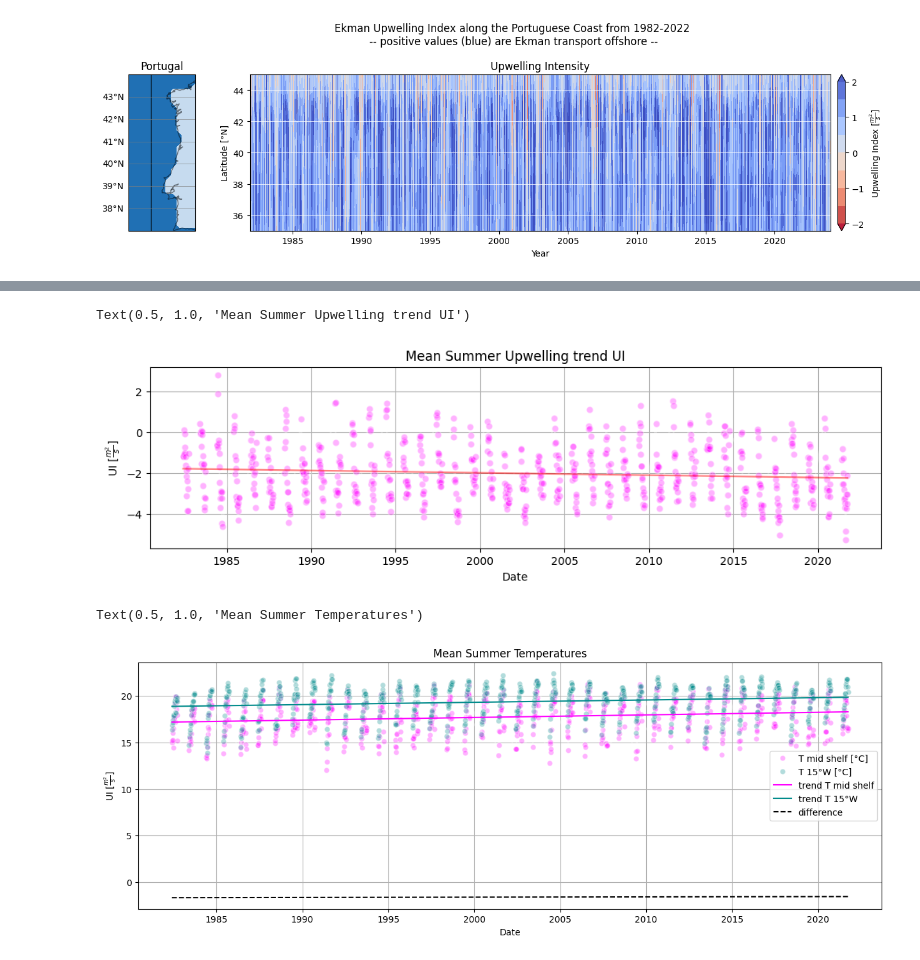
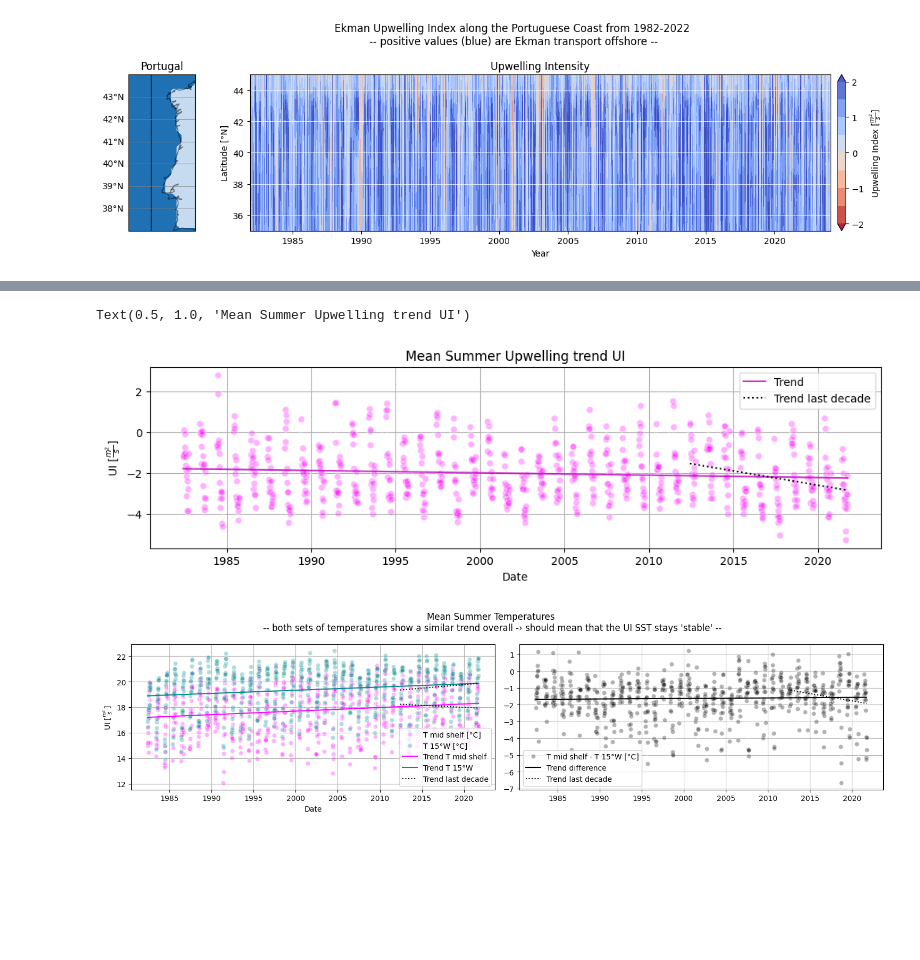
Before and after one commit to Marie-Louise-Korte/Iberian_Coast_Upwelling, a Jupyter notebook: 3_Compare_UIs.ipynb, the cells around one changed output, grey strips where cells are left out. Drawn from its saved outputs; the diff is of its cells as text; code cells hidden in the pictures; blank space fills up the shorter version.

Commit message:
more plots of trends, deleted some old code

```diff
--- a/3_Compare_UIs.ipynb
+++ b/3_Compare_UIs.ipynb
@@ -351,70 +310,96 @@ Text(0.5, 1.0, 'Mean Summer Upwelling trend')
 # %%
-# Get values for the trend line analysis
+# get values for the trend line analysis
 fig = plt.figure(figsize = (12, 3))
 
 x_dates = UI_SST_summer.time
 x_num = dates.date2num(x_dates)
+x_num_10 = x_num[-180:-1]
 
 y = UI_SST_summer.UI_mean
 
-# Calculate a fit line
+# calculate a fit line
 trend = np.polyfit(x_num, y, 1)
 fit = np.poly1d(trend)
 
-# General plot again
-#figure(figsize=(12, 8))
+# calculate fitline only for past decade
+trend_10 = np.polyfit(x_num_10, y[-180:-1], 1)
+fit_10 = np.poly1d(trend_10)
+
+# general plot
 plt.plot(x_dates, y, marker = 'o', markerfacecolor = 'magenta', alpha = 0.3, color = 'white')
 plt.xlabel('Date')
 plt.ylabel(r'UI [$\frac{m^2}{s}$]')
 
-# Not really necessary to convert the values back into dates
-#but added as a demonstration in case one wants to plot non-linear curves
+# get the input numbers for the fit line and convert the numbers back to dates
 x_fit = np.linspace(x_num.min(), x_num.max())
-plt.plot(dates.num2date(x_fit), fit(x_fit), "r-", alpha = 0.5)
+plt.plot(dates.num2date(x_fit), fit(x_fit), "m-", alpha = 0.8, label = 'Trend')
 
+# last 10 years
+x_fit_10 = np.linspace(x_num_10.min(), x_num_10.max())
+plt.plot(dates.num2date(x_fit_10), fit_10(x_fit_10), "k:", alpha = 1, label = 'Trend last decade')
+
+plt.legend()
 plt.grid()
 plt.title('Mean Summer Upwelling trend UI')
 # %% [output]
 Text(0.5, 1.0, 'Mean Summer Upwelling trend UI')
-[figure, old version]
+[figure, new version]
 # %%
-# Get values for the trend line analysis
-fig = plt.figure(figsize = (15, 5))
+# get values for the trend line analysis
+fig, (ax1, ax2) = plt.subplots(1,2, figsize = (15, 4))
 
 x_dates = UI_SST_summer.time
 x_num = dates.date2num(x_dates)
+x_num_10 = x_num[-180:-1]
+
 
 y1 = my_functions.calc_meridional_mean(UI_SST_summer, variable = 'Tmid', lon = -8)
 y1 = y1.Tmid_mean - 273.15
 y2 = my_functions.calc_meridional_mean(UI_SST_summer, variable = 'Toff15W', lon = -15)
 y2 = y2.Toff15W_mean - 273.15
 
-# Calculate a fit line
+# calculate a fit line
 trend1 = np.polyfit(x_num, y1, 1)
 fit1 = np.poly1d(trend1)
 
 trend2 = np.polyfit(x_num, y2, 1)
 fit2 = np.poly1d(trend2)
 
-# General plot again
-#figure(figsize=(12, 8))
-plt.plot(x_dates, y1, marker = 'o', markerfacecolor = 'magenta', alpha = 0.3, color = 'white' , label = 'T mid shelf [°C]')
-plt.plot(x_dates, y2, marker = 'o', markerfacecolor = 'darkcyan', alpha = 0.3, color = 'white', label = 'T 15°W [°C]')
-plt.xlabel('Date')
-plt.ylabel(r'UI [$\frac{m^2}{s}$]')
+# calculate fit for last decade
+trend1_10 = np.polyfit(x_num_10, y1[-180:-1], 1)
+fit1_10 = np.poly1d(trend1_10)
 
-# Not really necessary to convert the values back into dates
-#but added as a demonstration in case one wants to plot non-linear curves
+trend2_10 = np.polyfit(x_num_10, y2[-180:-1], 1)
+fit2_10 = np.poly1d(trend2_10)
+
+# general plot
+ax1.plot(x_dates, y1, marker = 'o', markerfacecolor = 'magenta', alpha = 0.3, color = 'white' , label = 'T mid shelf [°C]')
+ax1.plot(x_dates, y2, marker = 'o', markerfacecolor = 'darkcyan', alpha = 0.3, color = 'white', label = 'T 15°W [°C]')
+ax1.set_xlabel('Date')
+ax1.set_ylabel(r'UI [$\frac{m^2}{s}$]')
+
+# get the input numbers for the fit line and convert the numbers back to dates
 x_fit = np.linspace(x_num.min(), x_num.max())
-plt.plot(dates.num2date(x_fit), fit1(x_fit), "magenta", label = 'trend T mid shelf')
+ax1.plot(dates.num2date(x_fit), fit1(x_fit), "magenta", label = 'Trend T mid shelf')
+ax1.plot(dates.num2date(x_fit), fit2(x_fit), "darkcyan", label = 'Trend T 15°W')
 
-plt.plot(dates.num2date(x_fit), fit2(x_fit), "darkcyan", label = 'trend T 15°W')
+x_fit = np.linspace(x_num_10.min(), x_num_10.max())
+ax1.plot(dates.num2date(x_fit), fit1_10(x_fit), "k:", label = 'Trend last decade')
+ax1.plot(dates.num2date(x_fit), fit2_10(x_fit), "k:")
 
-plt.plot(dates.num2date(x_fit), fit1(x_fit) - fit2(x_fit), 'k--', label = 'difference')
+ax1.legend()
+ax1.grid()
 
-plt.grid()
-plt.legend()
-plt.title('Mean Summer Temperatures')
+x_fit = np.linspace(x_num.min(), x_num.max())
+ax2.plot(x_dates, y1-y2, marker = 'o', markerfacecolor = 'black', alpha = 0.3, color = 'white' , label = 'T mid shelf - T 15°W [°C]')
+ax2.plot(dates.num2date(x_fit), fit1(x_fit) - fit2(x_fit), 'k', label = 'Trend difference')
+
+x_fit = np.linspace(x_num_10.min(), x_num_10.max())
+ax2.plot(dates.num2date(x_fit), fit1_10(x_fit) - fit2_10(x_fit), 'k:', label = 'Trend last decade')
+ax2.legend()
+ax2.grid()
+
+fig.suptitle("Mean Summer Temperatures \n-- both sets of temperatures show a similar trend overall -› should mean that the UI SST stays 'stable' --")
+fig.tight_layout()
 # %% [output]
-Text(0.5, 1.0, 'Mean Summer Temperatures')
-[figure, old version]
+[figure, new version]
```
Also changed, not shown: parts of 14 cells of this notebook.
